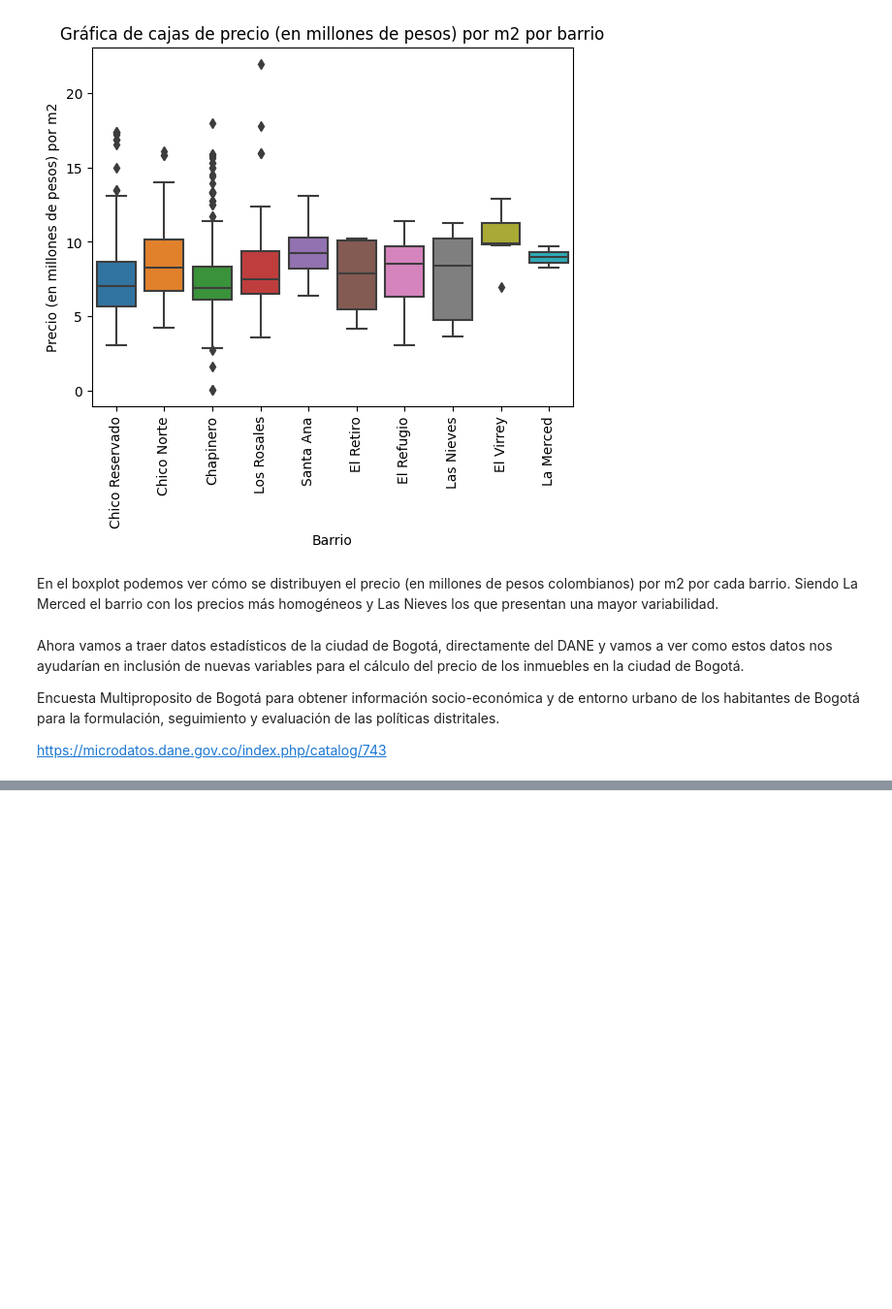
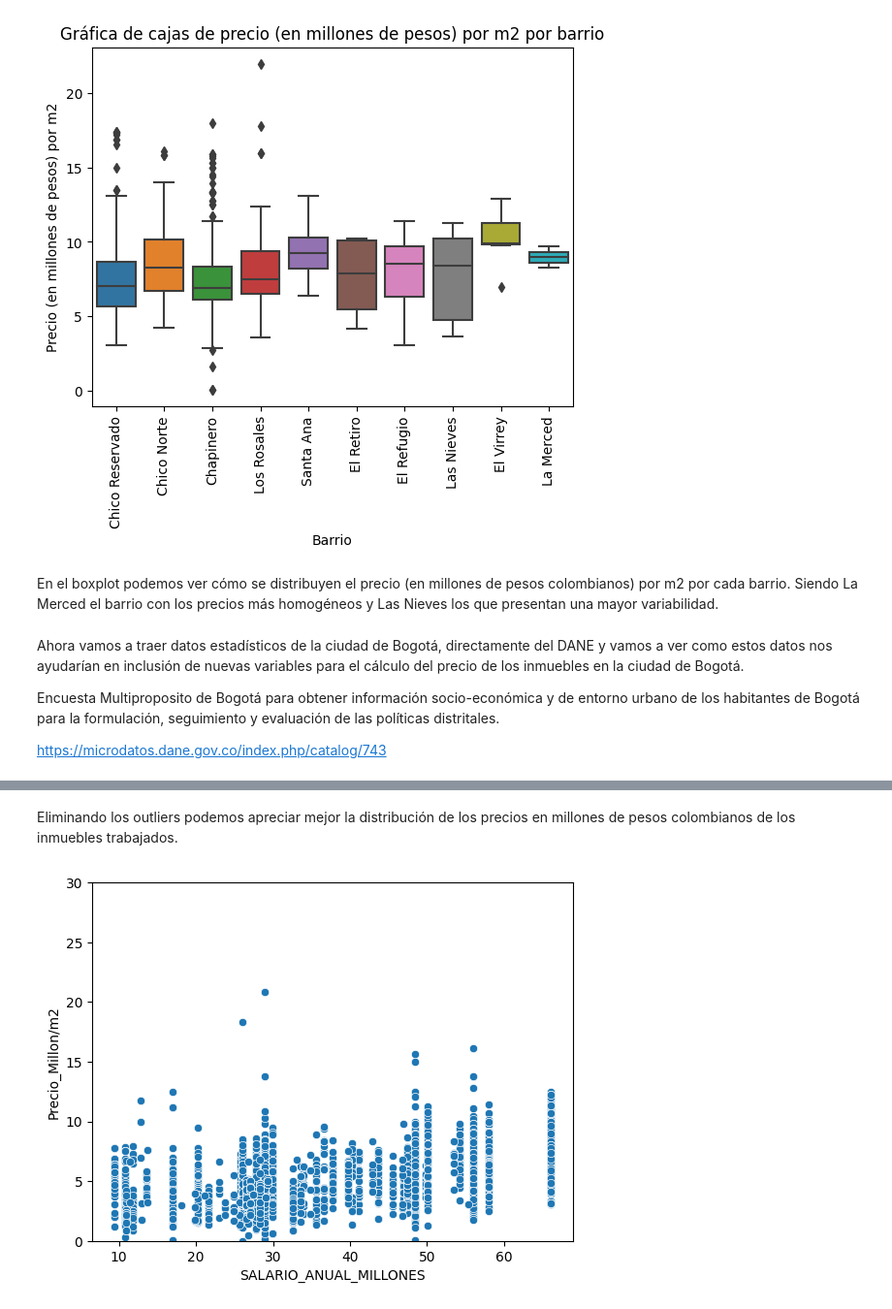
Before and after one commit to aaizaguirre/Inmersion_datos_Alura, a Jupyter notebook: analisis_inmuebles_bogota_alura_latam.ipynb, the cells around one changed output, grey strips where cells are left out. Shown at 97% size. Saved outputs shown, nothing was run; the diff lists cells and outputs as text; code cells hidden in the pictures; blank space fills up the shorter version.

```diff
--- a/analisis_inmuebles_bogota_alura_latam.ipynb
+++ b/analisis_inmuebles_bogota_alura_latam.ipynb
@@ -328,0 +429,9 @@ memory usage: 513.3+ MB
+# %% [markdown]
+Eliminando los outliers podemos apreciar mejor la distribución de los precios en millones de pesos colombianos de los inmuebles trabajados.
+# %%
+datos_ml["SALARIO_ANUAL_MILLONES"] = datos_ml["SALARIO_MES"]*12/1000000
+sns.scatterplot(data = datos_ml, x = "SALARIO_ANUAL_MILLONES", y = "Precio_Millon/m2")
+plt.ylim(0,30)
+plt.show()
+# %% [output]
+[figure, added]
```
Also changed, not shown: parts of 34 cells of this notebook, 2 other files.
